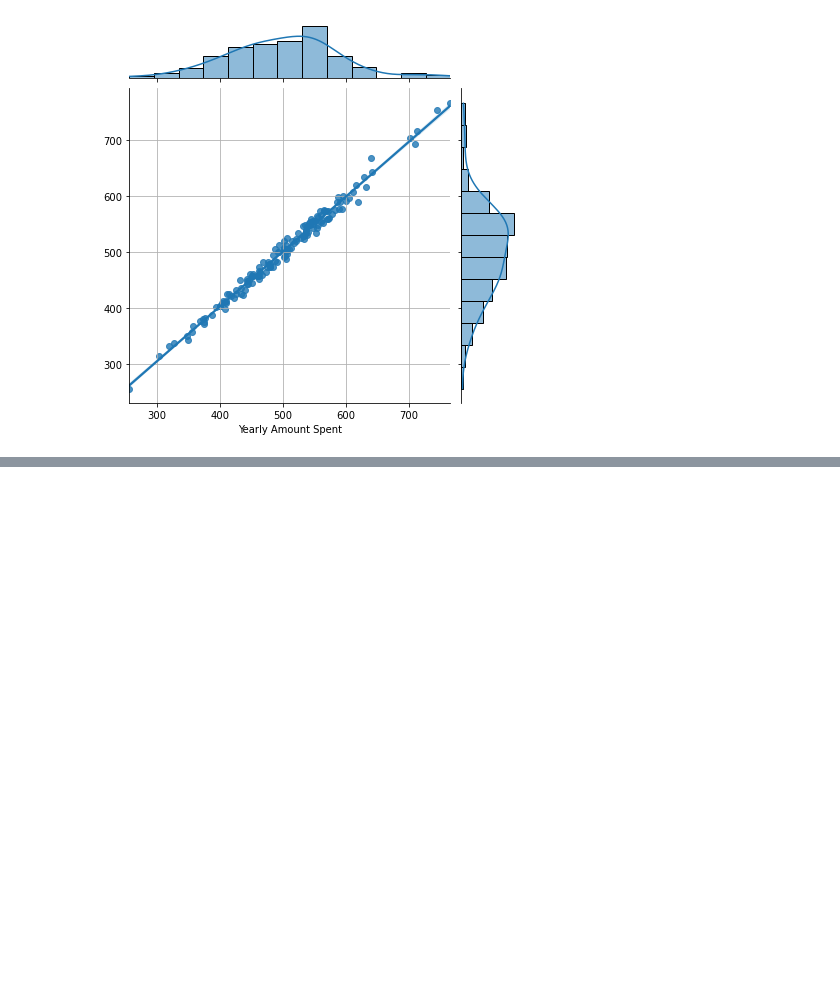
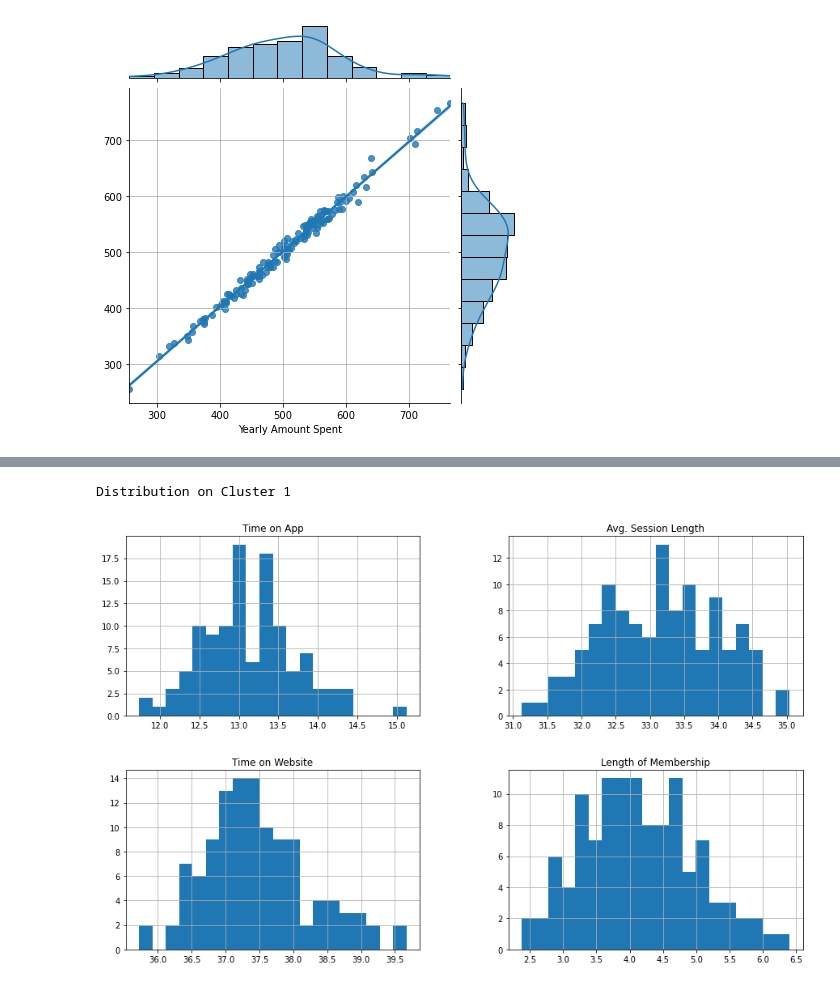
Before and after one commit to ngttnguyen/atom-assignments, a Jupyter notebook: assignment_7/NguyenThaoNguyen_assignment_7.ipynb, the cells around one changed output, grey strips where cells are left out. Drawn from its saved outputs; the diff is of its cells as text; code cells hidden in the pictures; blank space fills up the shorter version.

```diff
--- a/assignment_7/NguyenThaoNguyen_assignment_7.ipynb
+++ b/assignment_7/NguyenThaoNguyen_assignment_7.ipynb
@@ -524,0 +547,9 @@ Tham khảo notebook sau: [Clustering with K-Means](https://www.kaggle.com/ryanh
+# %%
+print("Distribution on Cluster 1")
+
+df = X[X.cluster == clusters[1]][features]
+
+df.hist(bins=20, figsize= (15,20), layout=(4, 2));
+# %% [output]
+Distribution on Cluster 1
+[figure, added]
```
Also changed, not shown: parts of 20 cells of this notebook, 1 other file.
